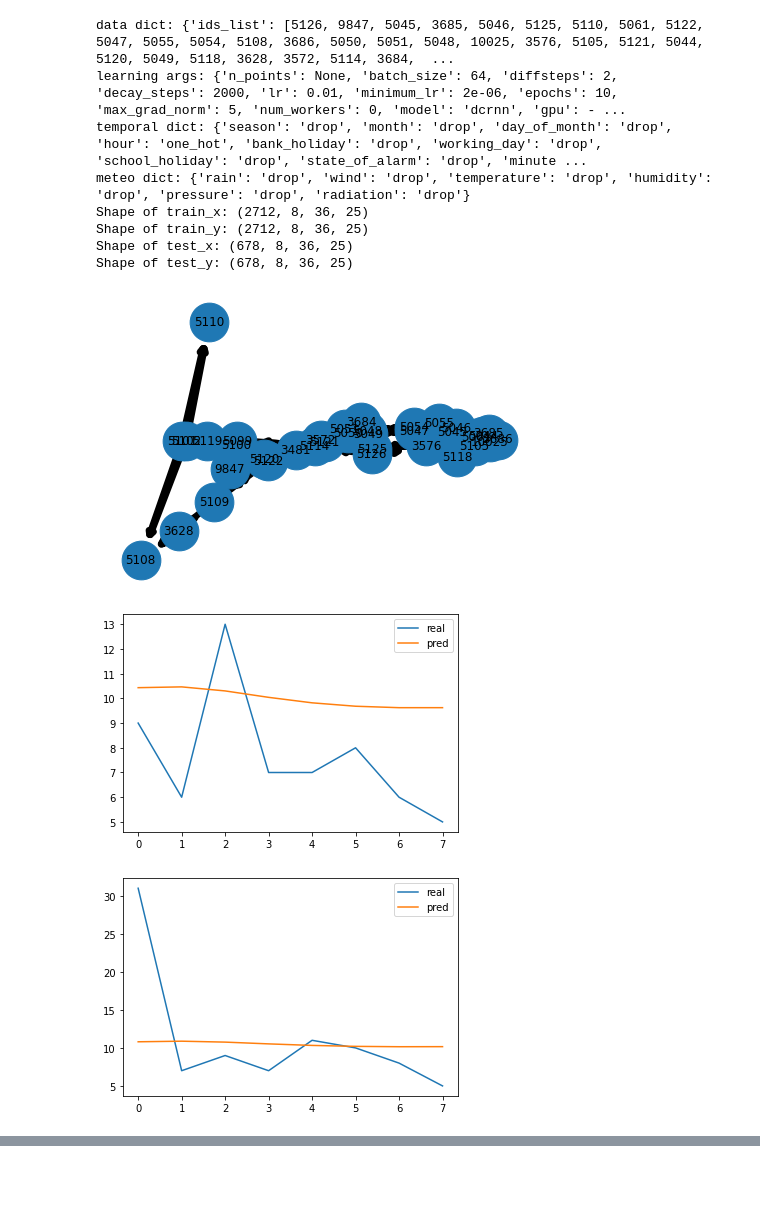
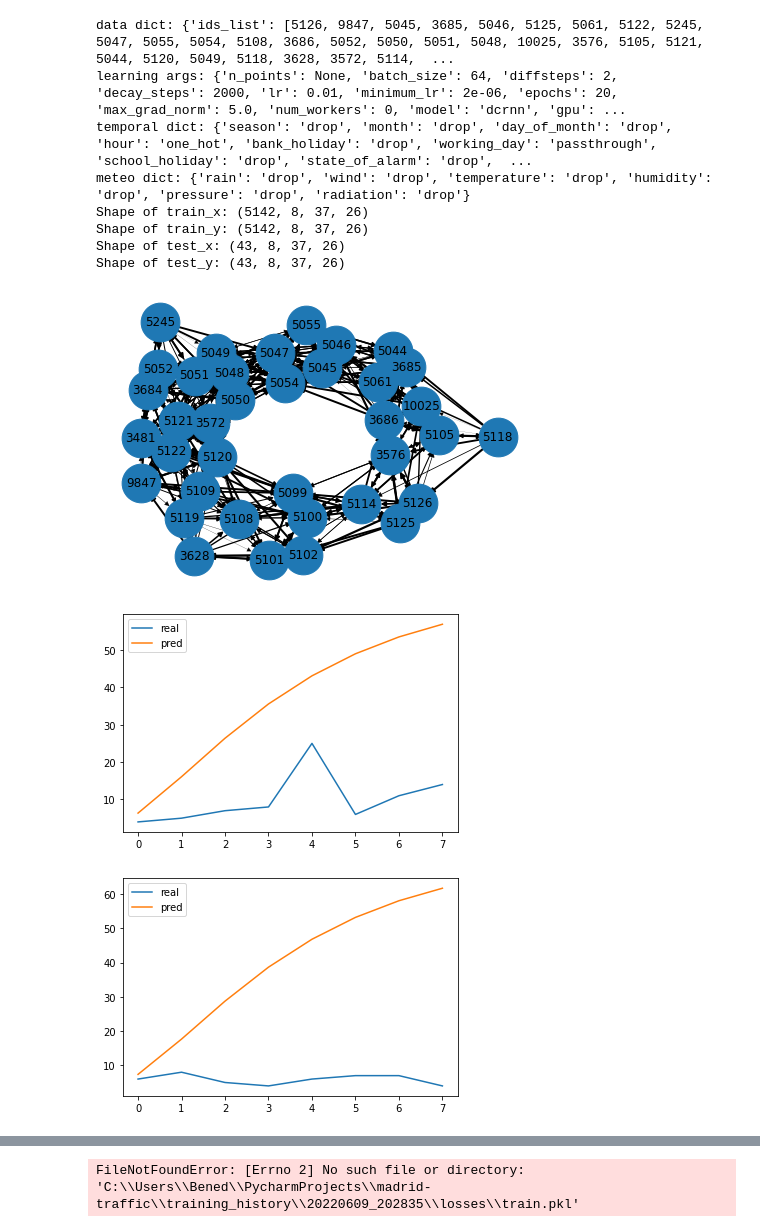
Before and after one commit to elena-sg/madrid-traffic, a Jupyter notebook: notebooks/gnn-train-results.ipynb, the cells around one changed output, grey strips where cells are left out. Cells and saved outputs as stored; diff of their text form; code cells hidden in the pictures; blank space fills up the shorter version.

Commit message:
final training of gnn

```diff
--- a/notebooks/gnn-train-results.ipynb
+++ b/notebooks/gnn-train-results.ipynb
@@ -1,19 +1,19 @@
 # %%
 from graph_traffic.train_gnn import test_model
 
 
-training_datetime = "20220603_201246"
+training_datetime = "20220609_202835"
 
-model = test_model(training_datetime)
+model = test_model(training_datetime, epoch=0)
 # %% [output]
-data dict: {'ids_list': [5126, 9847, 5045, 3685, 5046, 5125, 5110, 5061, 5122, 5047, 5055, 5054, 5108, 3686, 5050, 5051, 5048, 10025, 3576, 5105, 5121, 5044, 5120, 5049, 5118, 3628, 3572, 5114, 3684,  ...
-learning args: {'n_points': None, 'batch_size': 64, 'diffsteps': 2, 'decay_steps': 2000, 'lr': 0.01, 'minimum_lr': 2e-06, 'epochs': 10, 'max_grad_norm': 5, 'num_workers': 0, 'model': 'dcrnn', 'gpu': - ...
-temporal dict: {'season': 'drop', 'month': 'drop', 'day_of_month': 'drop', 'hour': 'one_hot', 'bank_holiday': 'drop', 'working_day': 'drop', 'school_holiday': 'drop', 'state_of_alarm': 'drop', 'minute ...
+data dict: {'ids_list': [5126, 9847, 5045, 3685, 5046, 5125, 5061, 5122, 5245, 5047, 5055, 5054, 5108, 3686, 5052, 5050, 5051, 5048, 10025, 3576, 5105, 5121, 5044, 5120, 5049, 5118, 3628, 3572, 5114,  ...
+learning args: {'n_points': None, 'batch_size': 64, 'diffsteps': 2, 'decay_steps': 2000, 'lr': 0.01, 'minimum_lr': 2e-06, 'epochs': 20, 'max_grad_norm': 5.0, 'num_workers': 0, 'model': 'dcrnn', 'gpu': ...
+temporal dict: {'season': 'drop', 'month': 'drop', 'day_of_month': 'drop', 'hour': 'one_hot', 'bank_holiday': 'drop', 'working_day': 'passthrough', 'school_holiday': 'drop', 'state_of_alarm': 'drop',  ...
 meteo dict: {'rain': 'drop', 'wind': 'drop', 'temperature': 'drop', 'humidity': 'drop', 'pressure': 'drop', 'radiation': 'drop'}
-Shape of train_x: (2712, 8, 36, 25)
-Shape of train_y: (2712, 8, 36, 25)
-Shape of test_x: (678, 8, 36, 25)
-Shape of test_y: (678, 8, 36, 25)
+Shape of train_x: (5142, 8, 37, 26)
+Shape of train_y: (5142, 8, 37, 26)
+Shape of test_x: (43, 8, 37, 26)
+Shape of test_y: (43, 8, 37, 26)
-[figure, old version]
+[figure, new version]
-[figure, old version]
+[figure, new version]
-[figure, old version]
+[figure, new version]
@@ -28,0 +21,7 @@ Shape of test_y: (678, 8, 36, 25)
+# %%
+import pickle
+with open(rf"C:\Users\Bened\PycharmProjects\madrid-traffic\training_history\{training_datetime}\losses\train.pkl", "rb") as f:
+    train = pickle.load(f)
+train
+# %% [output]
+FileNotFoundError: [Errno 2] No such file or directory: 'C:\\Users\\Bened\\PycharmProjects\\madrid-traffic\\training_history\\20220609_202835\\losses\\train.pkl'
```
Also changed, not shown: parts of 2 cells of this notebook, 9 other files.
